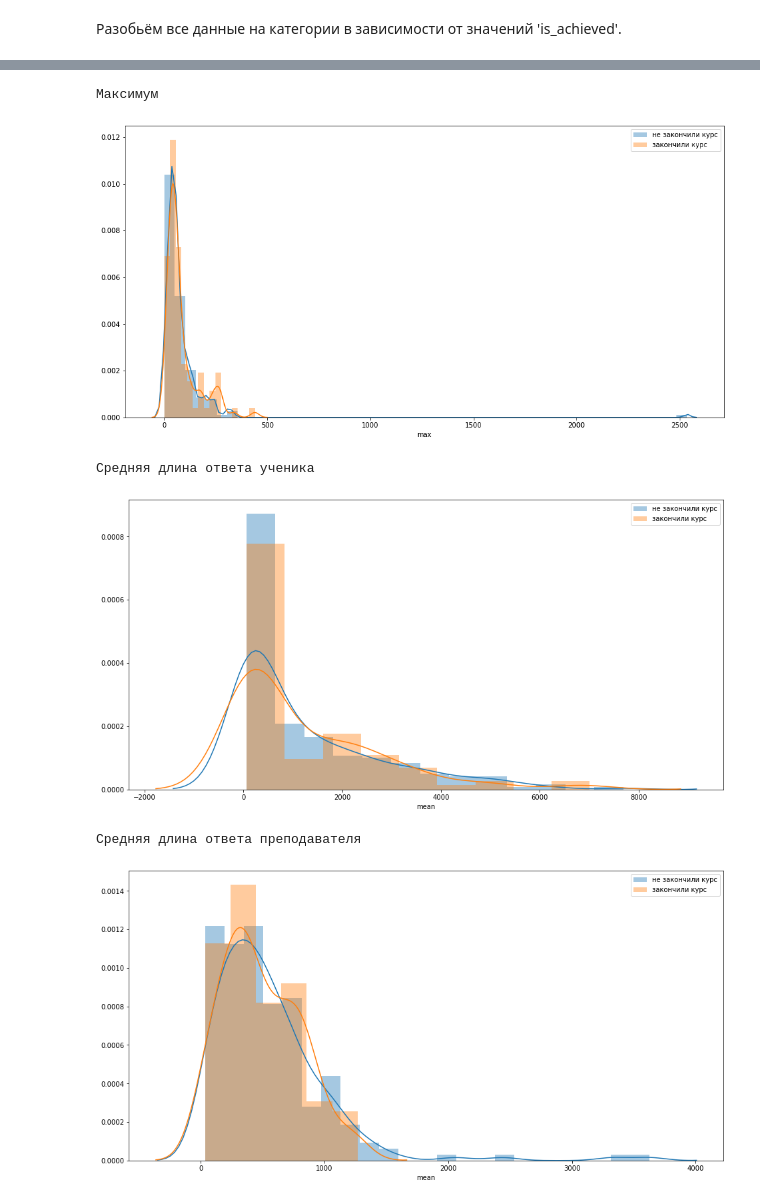
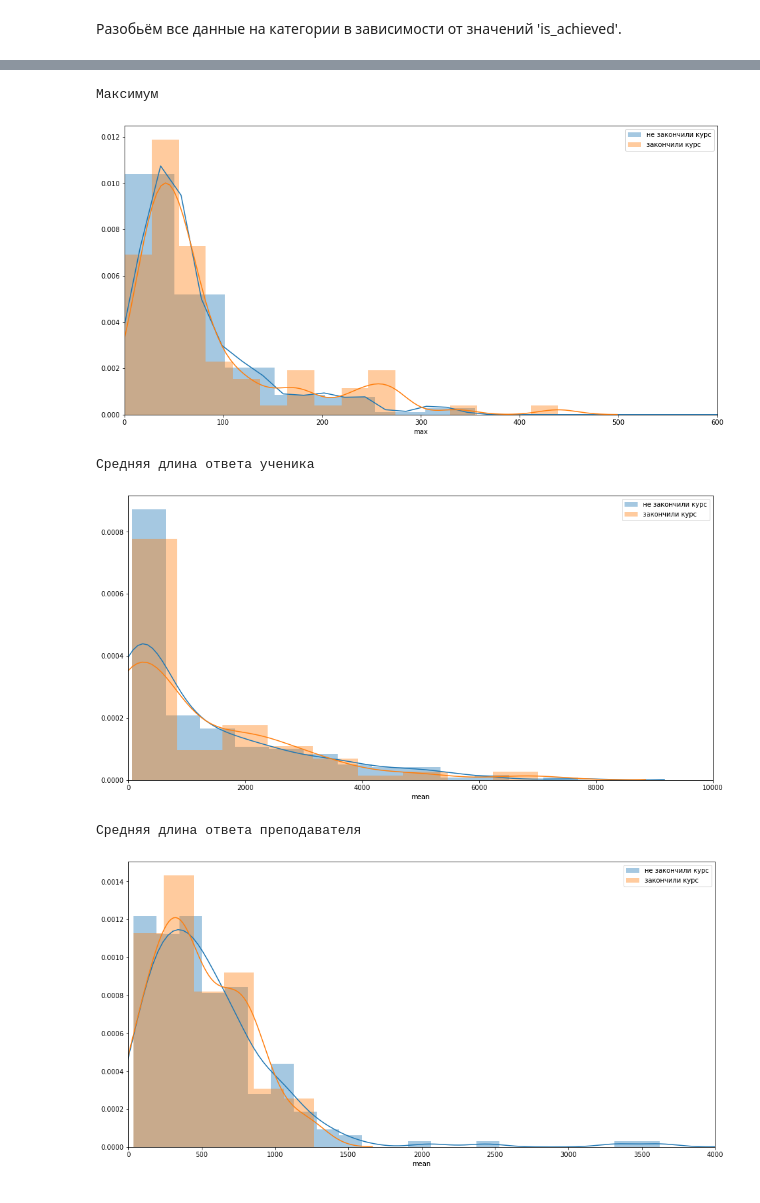
Before and after one commit to deethereal/Sirius_project, a Jupyter notebook: data_and_2.ipynb, the cells around one changed output, grey strips where cells are left out. Cells and saved outputs as stored; diff of their text form; code cells hidden in the pictures.

```diff
--- a/data_and_2.ipynb
+++ b/data_and_2.ipynb
@@ -519,29 +520,32 @@ sb.distplot(df_0['hours_diff']['max'], label = 'не закончили курс
 sb.distplot(df_1['hours_diff']['max'], label = 'закончили курс')
 print('Максимум')
 plt.legend()
+plt.xlim(0, 600)
 plt.show()
 # %% [output]
 Максимум
-[figure, old version]
+[figure, new version]
 # %%
 plt.figure(figsize=(16, 8))
 sb.distplot(df_0['size_of_answer']['mean'], label = 'не закончили курс')
 sb.distplot(df_1['size_of_answer']['mean'], label = 'закончили курс')
 print('Средняя длина ответа ученика')
+plt.xlim(0, 10000)
 plt.legend()
 plt.show()
 # %% [output]
 Средняя длина ответа ученика
-[figure, old version]
+[figure, new version]
 # %%
 plt.figure(figsize=(16, 8))
 sb.distplot(df_0['size_of_review']['mean'], label = 'не закончили курс')
 sb.distplot(df_1['size_of_review']['mean'], label = 'закончили курс')
 print('Средняя длина ответа преподавателя')
+plt.xlim(0, 4000)
 plt.legend()
 plt.show()
 # %% [output]
 Средняя длина ответа преподавателя
-[figure, old version]
+[figure, new version]
 # %%
 plt.figure(figsize=(16, 8))
```
Also changed, not shown: parts of 10 cells of this notebook.
